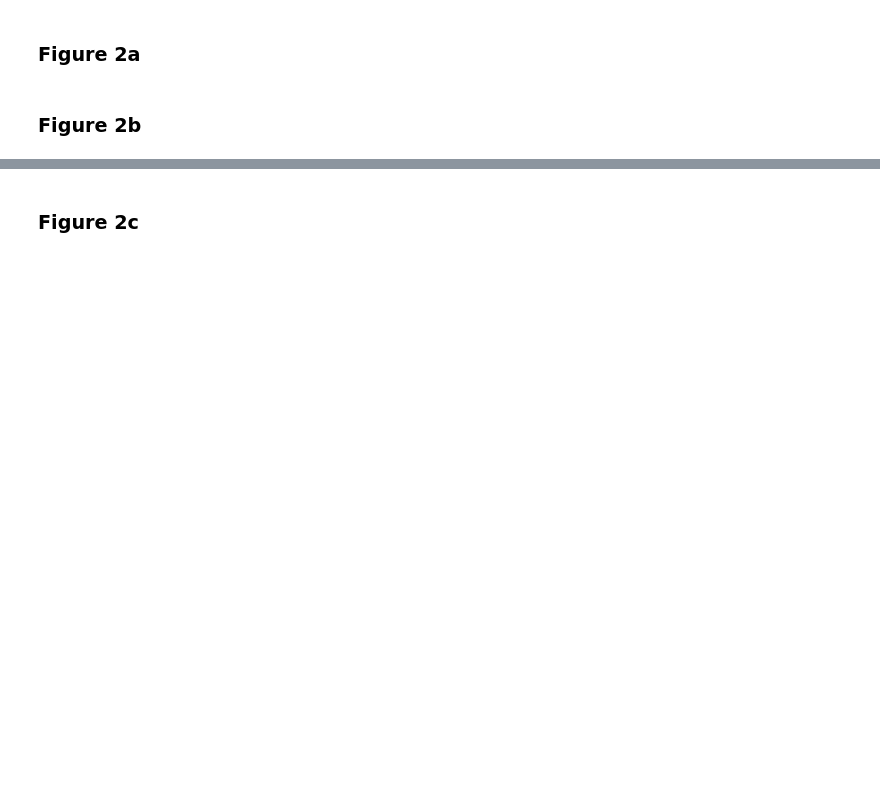
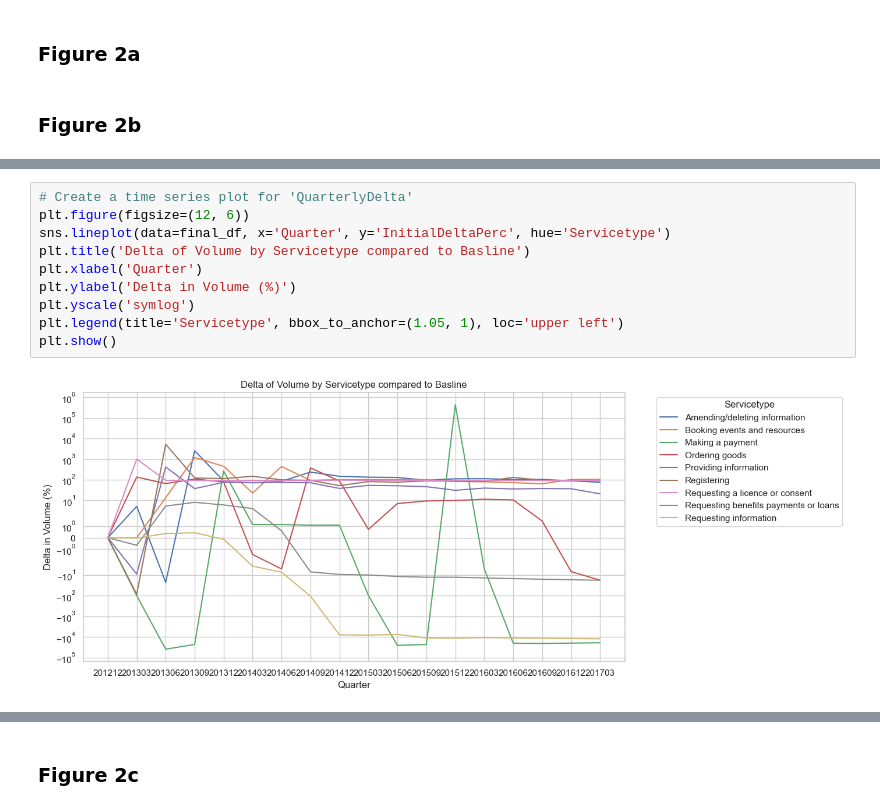
Before and after one commit to ai-for-public-services/structural-insights-into-uk-gov, a Jupyter notebook: notebooks/02-figure-2.ipynb, the cells around one changed output, grey strips where cells are left out. Cells and saved outputs as stored; diff of their text form; blank space fills up the shorter version.

```diff
--- a/notebooks/02-figure-2.ipynb
+++ b/notebooks/02-figure-2.ipynb
@@ -14,0 +67,12 @@ from nltk.stem import WordNetLemmatizer
+# %%
+# Create a time series plot for 'QuarterlyDelta'
+plt.figure(figsize=(12, 6))
+sns.lineplot(data=final_df, x='Quarter', y='InitialDeltaPerc', hue='Servicetype')
+plt.title('Delta of Volume by Servicetype compared to Basline')
+plt.xlabel('Quarter')
+plt.ylabel('Delta in Volume (%)')
+plt.yscale('symlog')
+plt.legend(title='Servicetype', bbox_to_anchor=(1.05, 1), loc='upper left')
+plt.show()
+# %% [output]
+[figure, added]
```
Also changed, not shown: parts of 9 cells of this notebook, 3 other files.
